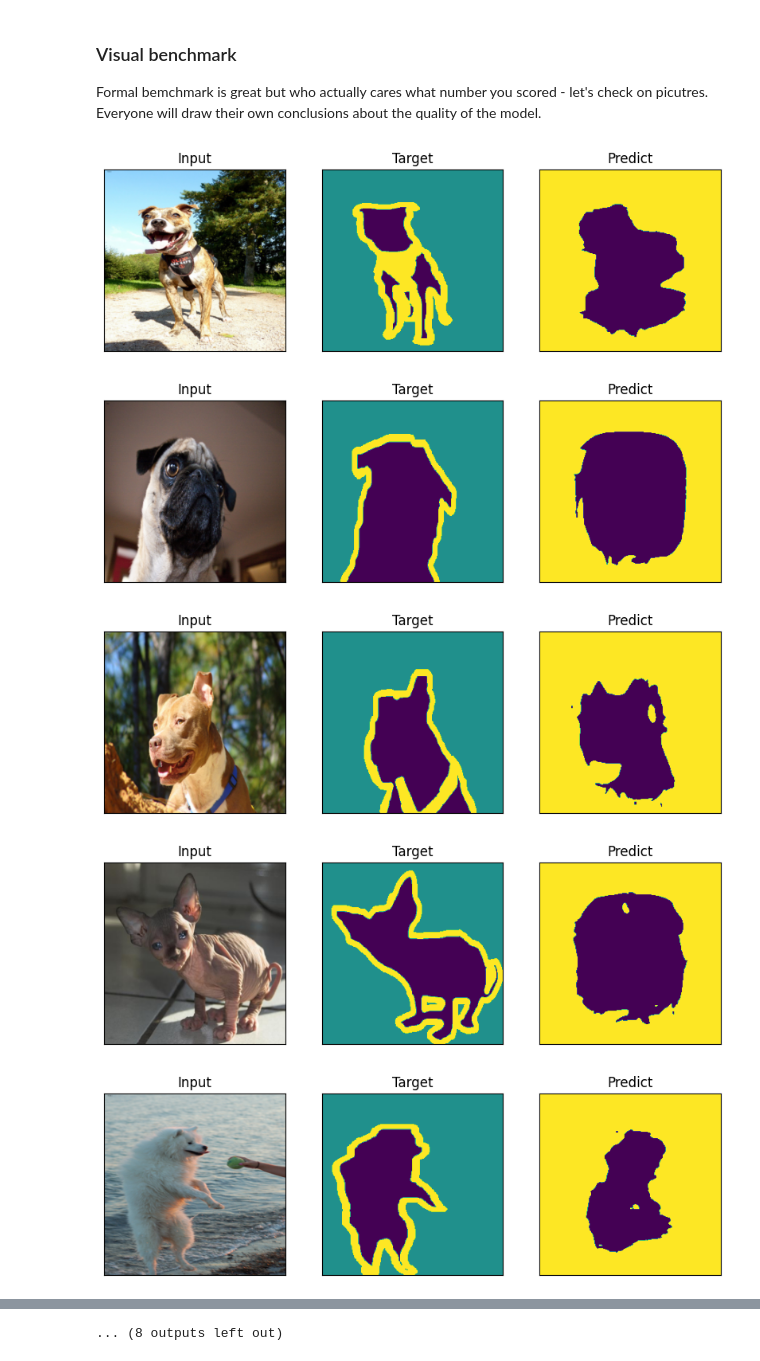
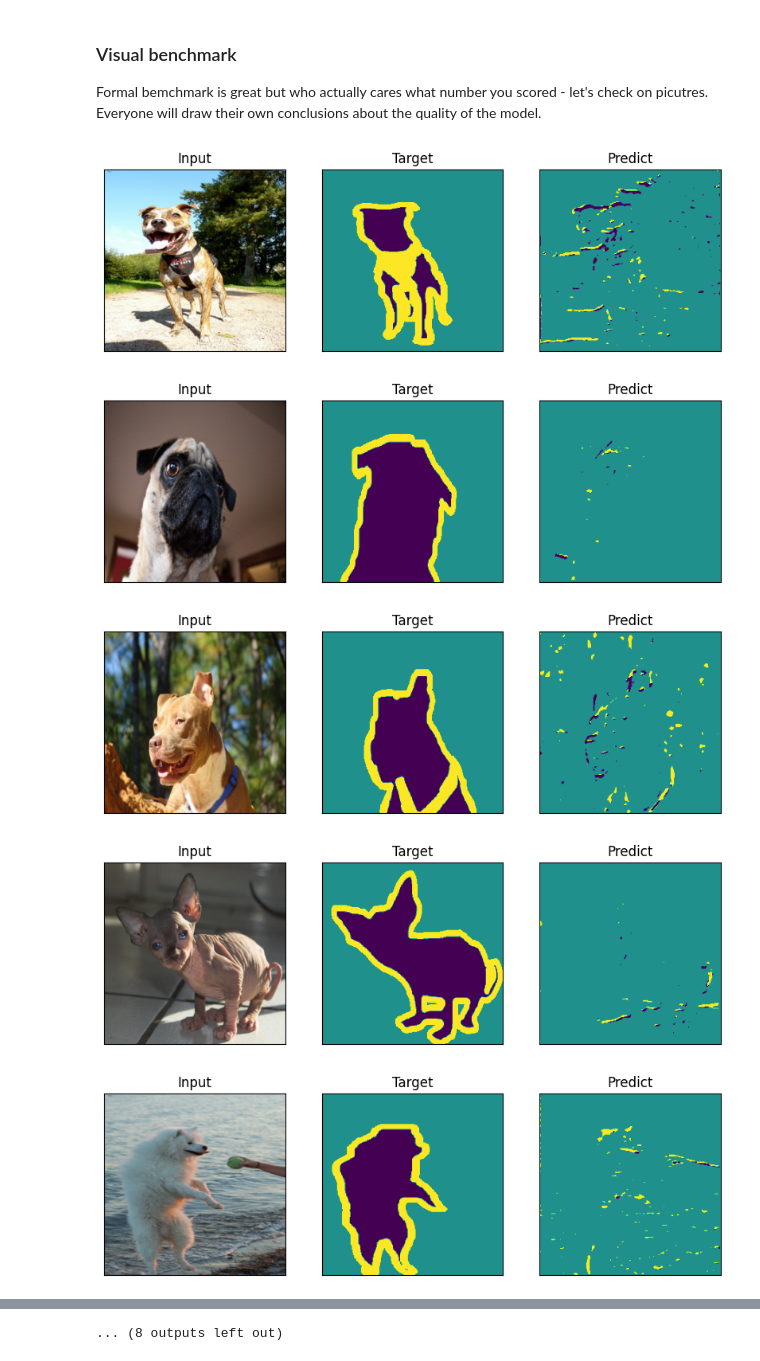
Before and after one commit to fedorkobak/knowledge, a Jupyter notebook: python/torch/examples/unet.ipynb, the cells around one changed output, grey strips where cells are left out. Drawn from its saved outputs; the diff is of its cells as text; code cells hidden in the pictures.

Commit message:
python/torch/examples/unet.ipynb   fix upsscale layers middle layer

```diff
--- a/python/torch/examples/unet.ipynb
+++ b/python/torch/examples/unet.ipynb
@@ -168,7 +168,7 @@ class Up(nn.Module):
         self.conv = DoubleConv(
             in_channels=in_channels,
             out_channels=out_channels,
-            mid_channels=(in_channels // 2)
+            #mid_channels=(in_channels // 2)
         )
 
     def forward(self, x: torch.Tensor, x_left: torch.Tensor) -> torch.Tensor:
@@ -407,7 +407,10 @@ Formal bemchmark is great but who actually cares what number you scored - let's
 # %%
 # importing the model
 model = UNet(n_channels=3, n_classes=3)
-load_model(model=model, model_name="unet_model.pt")
+model.load_state_dict(
+    torch.load("unet_new_architecture.pt")
+)
+#load_model(model=model, model_name="unet_model.pt")
 
 model = model.eval()
 
@@ -415,35 +418,35 @@ np.random.seed(20)
 
 indx = np.random.randint(0, len(test_dataset), 20)
 
 inputs = torch.stack([test_dataset[i][0] for i in indx])
 targets = torch.stack([test_dataset[i][1] for i in indx]).to(torch.uint8)
 predicts = model(inputs).max(dim = 1)[1].to(torch.uint8)
 
 def plot_result(model_input, target, predict):
     plt.figure(figsize = (10, 9))
 
     plt.subplot(131)
     plt.title("Input")
     plt.imshow(T.ToPILImage()(model_input))
     plt.xticks([]);plt.yticks([])
 
     plt.subplot(132)
     plt.title("Target")
     plt.imshow(T.ToPILImage()(target))
     plt.xticks([]);plt.yticks([])
 
     plt.subplot(133)
     plt.title("Predict")
     plt.imshow(T.ToPILImage()(predict))
     plt.xticks([]);plt.yticks([])
 
     plt.show()
 
 for i in range(len(indx)):
     plot_result(inputs[i], targets[i], predicts[i])
 # %% [output]
-[figure, old version]
+[figure, new version]
-[figure, old version]
+[figure, new version]
-[figure, old version]
+[figure, new version]
-[figure, old version]
+[figure, new version]
-[figure, old version]
+[figure, new version]
```
Also changed, not shown: parts of 2 cells of this notebook.
